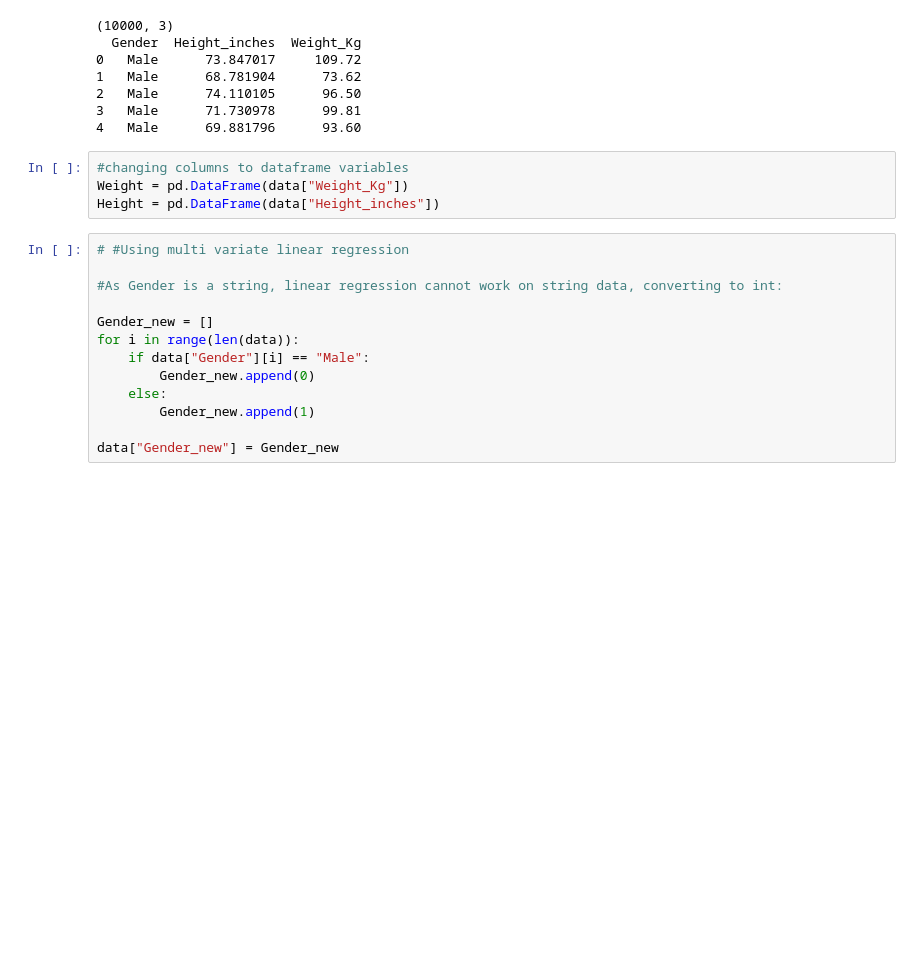
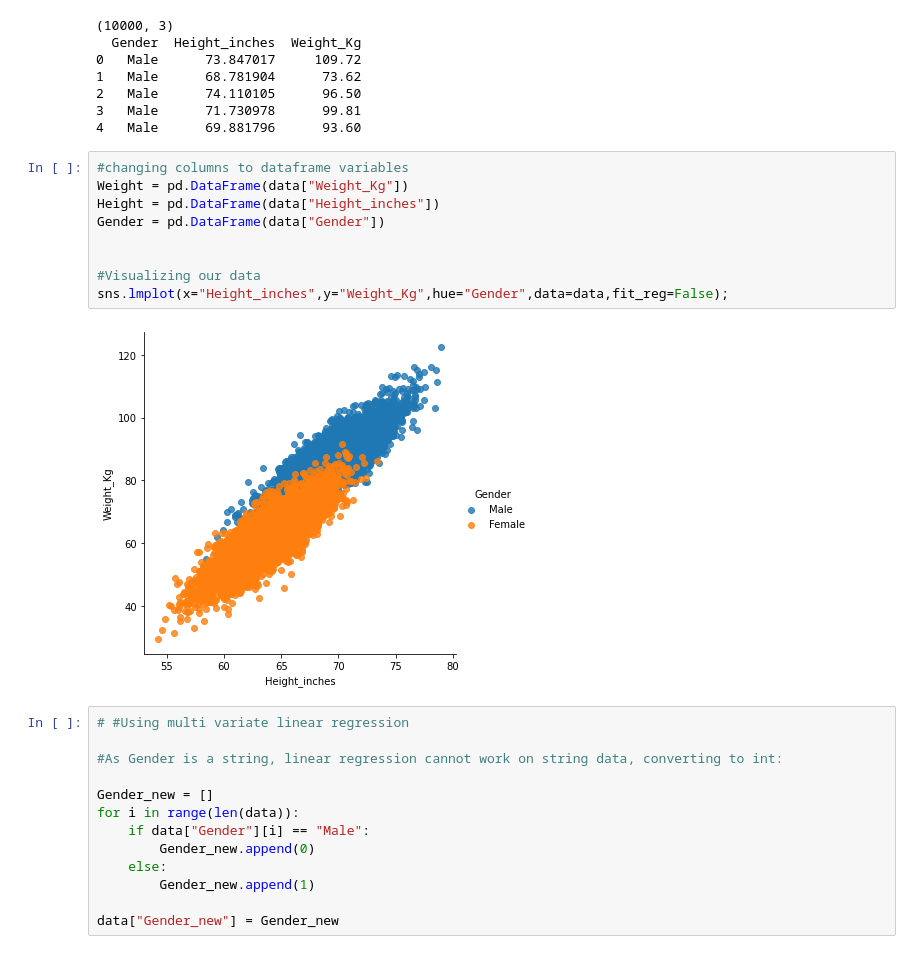
Before and after one commit to shelvi31/Multivariate-Linear-Regression, a Jupyter notebook: Multivariate Linear Regression 1.py.ipynb, the cells around one changed output. Cells and saved outputs as stored; diff of their text form; blank space fills up the shorter version.

```diff
--- a/Multivariate Linear Regression 1.py.ipynb
+++ b/Multivariate Linear Regression 1.py.ipynb
@@ -58,7 +58,14 @@ print(data.head())
 # %%
 #changing columns to dataframe variables
 Weight = pd.DataFrame(data["Weight_Kg"])
 Height = pd.DataFrame(data["Height_inches"])
+Gender = pd.DataFrame(data["Gender"])
+
+
+#Visualizing our data
+sns.lmplot(x="Height_inches",y="Weight_Kg",hue="Gender",data=data,fit_reg=False);
+# %% [output]
+[figure, added]
 # %%
 # #Using multi variate linear regression
 
```
Also changed, not shown: parts of 7 cells of this notebook.
